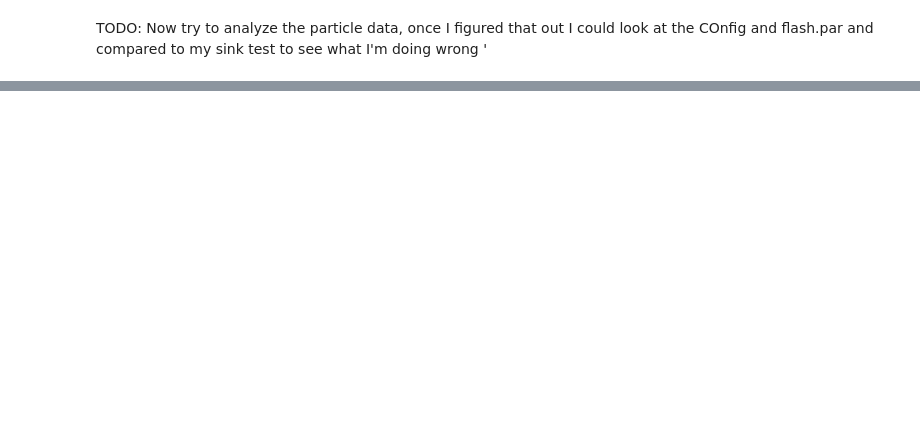
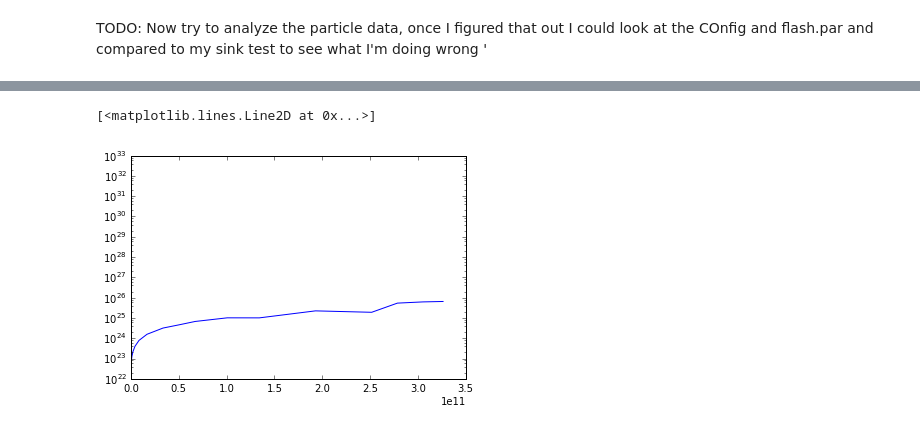
Before and after one commit to dorisjlee/StarFormationCode, a Jupyter notebook: FLASH/04_23_2016_Sink2.ipynb, the cells around one changed output, grey strips where cells are left out. Cells and saved outputs as stored; diff of their text form; code cells hidden in the pictures; blank space fills up the shorter version.

Commit message:
sink working code now

```diff
--- a/FLASH/04_23_2016_Sink2.ipynb
+++ b/FLASH/04_23_2016_Sink2.ipynb
@@ -147,0 +165,2 @@ vim source/Simulation/SimulationMain/unitTest/SinkMomTest/Config
+# %%
+data =np.loadtxt("sinks_evol.dat",skiprows=1)
@@ -147,0 +183,7 @@ vim source/Simulation/SimulationMain/unitTest/SinkMomTest/Config
+# %%
+t = data[:,1]
+mdot = data[:,15]
+plt.semilogy(t,mdot)
+# %% [output]
+[<matplotlib.lines.Line2D at 0x...>]
+[figure, added]
```
Also changed, not shown: parts of 18 cells of this notebook, 5 other files.
